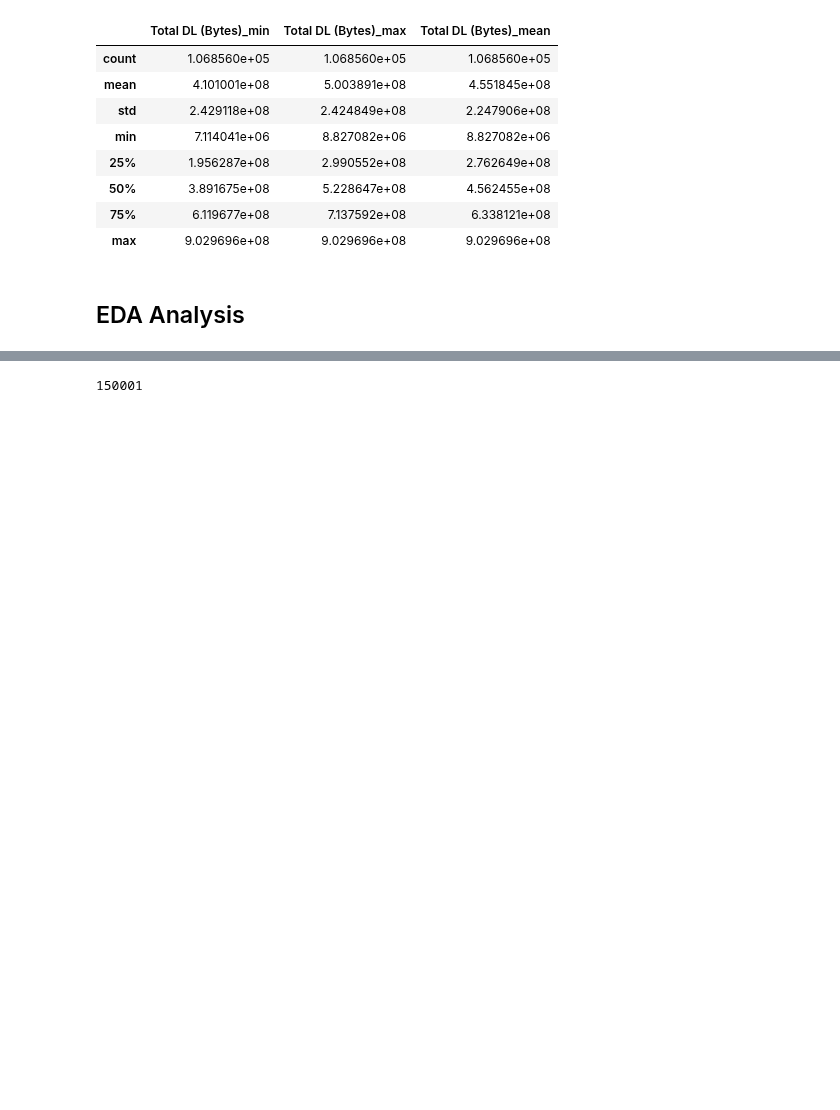
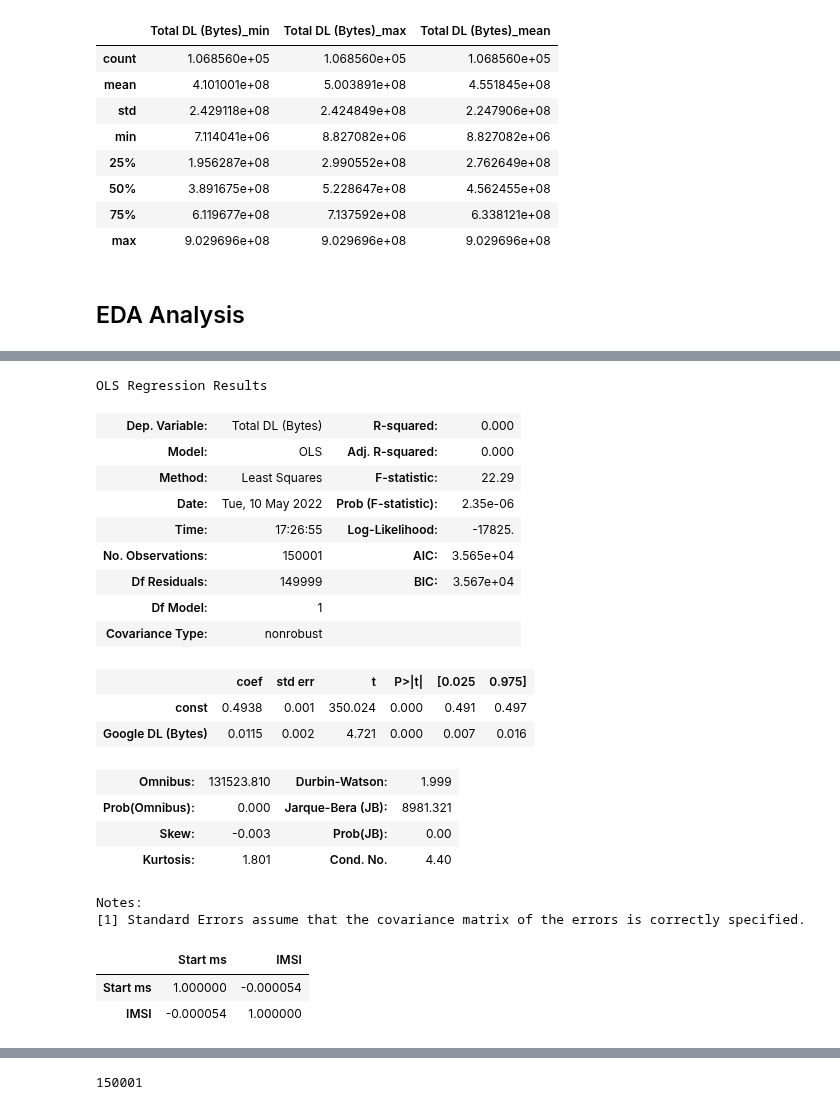
Before and after one commit to tutorialcreation/TelComChallenge, a Jupyter notebook: notebooks/Analysis.ipynb, the cells around one changed output, grey strips where cells are left out. Saved outputs shown, nothing was run; the diff lists cells and outputs as text; code cells hidden in the pictures; blank space fills up the shorter version.

```diff
--- a/notebooks/Analysis.ipynb
+++ b/notebooks/Analysis.ipynb
@@ -527,0 +360,28 @@ data_transforms = numeric_pipeline.fit_transform(df.select_dtypes(include='numbe
+# %%
+non_graphical_analysis(numeric_df,numerical_features,"bivariate","regression",36,49)
+# %% [output]
+OLS Regression Results
+| Dep. Variable: | Total DL (Bytes) | R-squared: | 0.000 |
+| Model: | OLS | Adj. R-squared: | 0.000 |
+| Method: | Least Squares | F-statistic: | 22.29 |
+| Date: | Tue, 10 May 2022 | Prob (F-statistic): | 2.35e-06 |
+| Time: | 17:26:55 | Log-Likelihood: | -17825. |
+| No. Observations: | 150001 | AIC: | 3.565e+04 |
+| Df Residuals: | 149999 | BIC: | 3.567e+04 |
+| Df Model: | 1 |  |  |
+| Covariance Type: | nonrobust |  |  |
+|  | coef | std err | t | P>|t| | [0.025 | 0.975] |
+| const | 0.4938 | 0.001 | 350.024 | 0.000 | 0.491 | 0.497 |
+| Google DL (Bytes) | 0.0115 | 0.002 | 4.721 | 0.000 | 0.007 | 0.016 |
+| Omnibus: | 131523.810 | Durbin-Watson: | 1.999 |
+| Prob(Omnibus): | 0.000 | Jarque-Bera (JB): | 8981.321 |
+| Skew: | -0.003 | Prob(JB): | 0.00 |
+| Kurtosis: | 1.801 | Cond. No. | 4.40 |
+Notes:
+[1] Standard Errors assume that the covariance matrix of the errors is correctly specified.
+# %%
+non_graphical_analysis(numeric_df,numerical_features,"bivariate","corr",1,4)
+# %% [output]
+|  | Start ms | IMSI |
+| Start ms | 1.000000 | -0.000054 |
+| IMSI | -0.000054 | 1.000000 |
```
Also changed, not shown: parts of 89 cells of this notebook.
